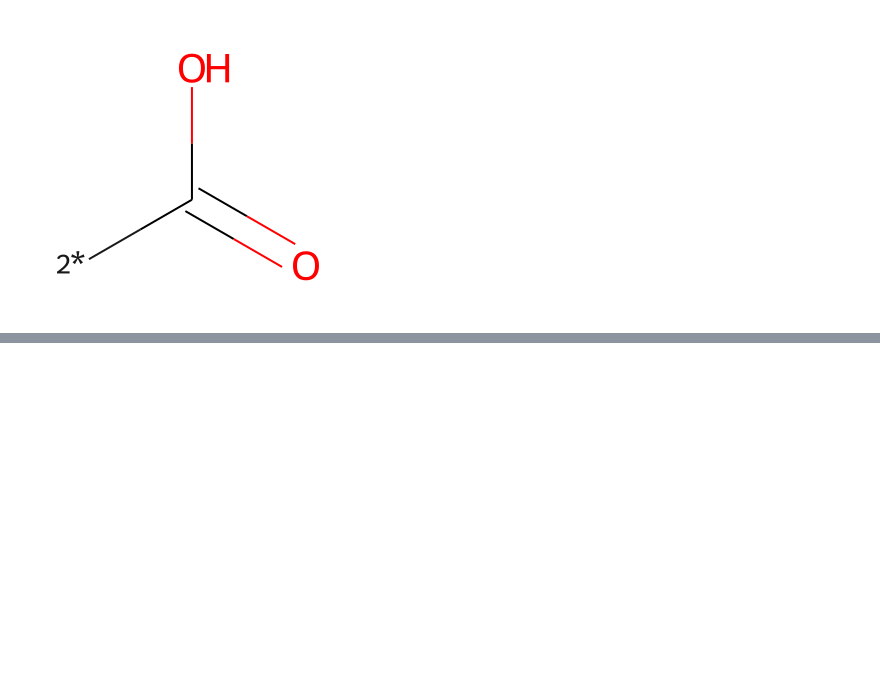
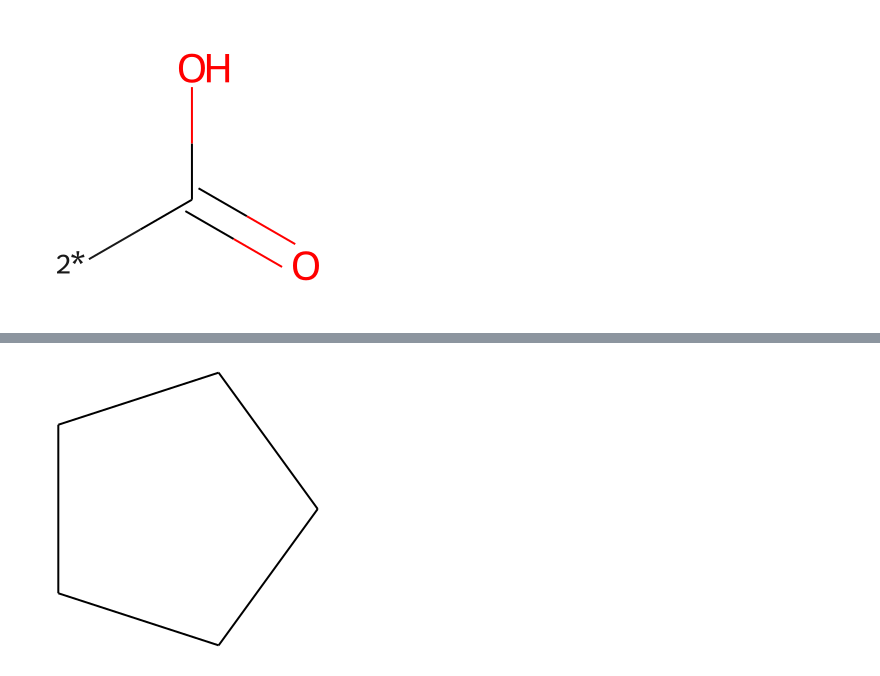
Before and after one commit to bertiewooster/RDKit-playing, a Jupyter notebook: tutorial_examples.ipynb, the cells around one changed output, grey strips where cells are left out. Drawn from its saved outputs; the diff is of its cells as text; code cells hidden in the pictures; blank space fills up the shorter version.

```diff
--- a/tutorial_examples.ipynb
+++ b/tutorial_examples.ipynb
@@ -97,0 +122,4 @@ Draw.MolToImage(rs[1])
+# %%
+Draw.MolToImage(Chem.MolFromSmiles('C1CCCC1'))
+# %% [output]
+[figure, added]
```
Also changed, not shown: parts of 17 cells of this notebook, 2 other files.
